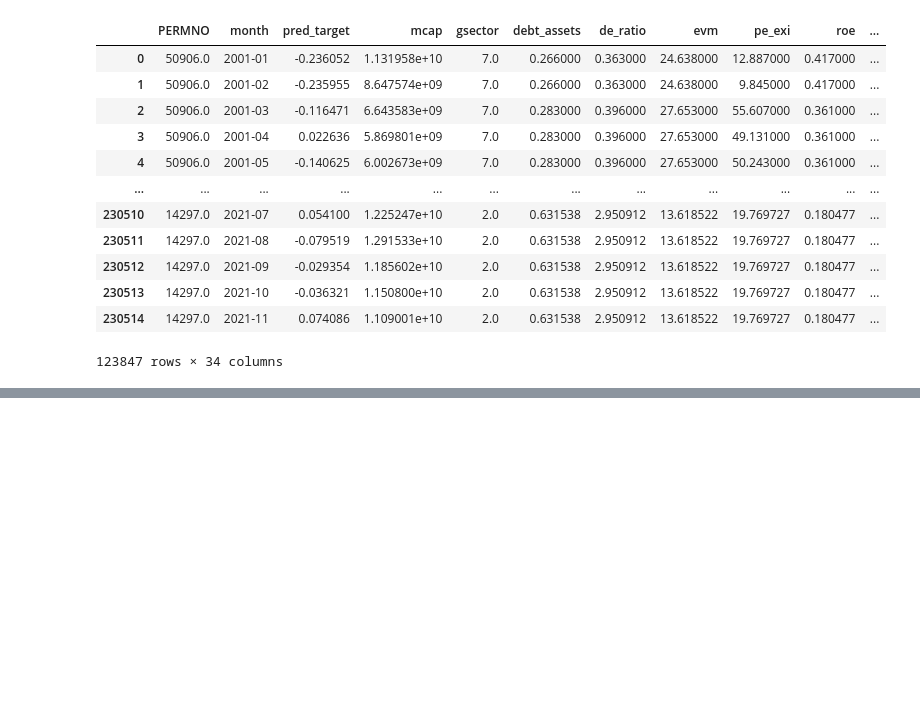
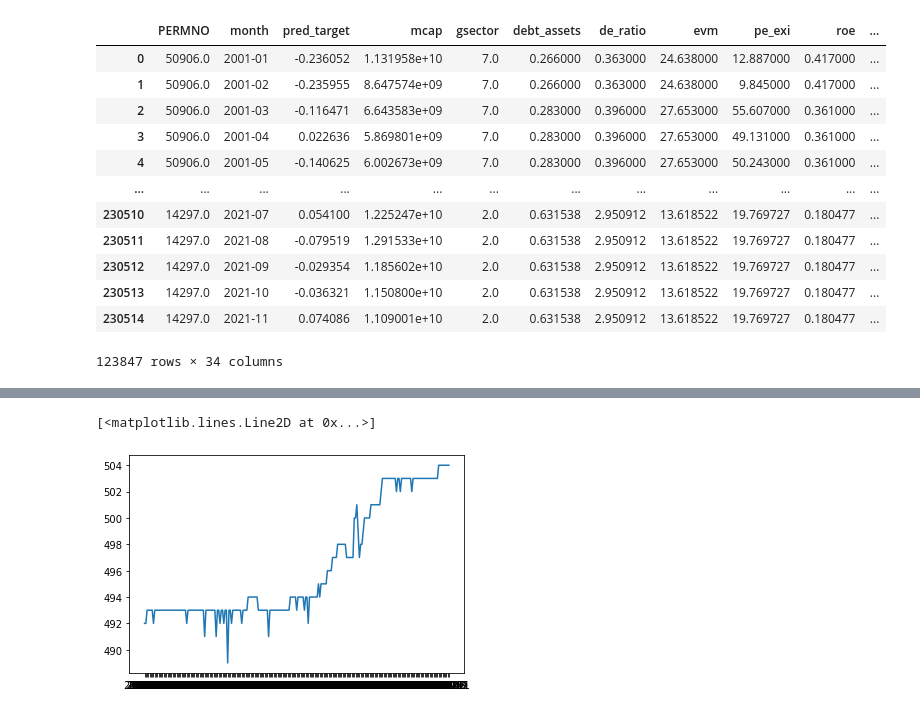
Before and after one commit to pyliut/CSMOM_HT22, a Jupyter notebook: FinalMembers_TomLiu.ipynb, the cells around one changed output, grey strips where cells are left out. Drawn from its saved outputs; the diff is of its cells as text; code cells hidden in the pictures; blank space fills up the shorter version.

```diff
--- a/FinalMembers_TomLiu.ipynb
+++ b/FinalMembers_TomLiu.ipynb
@@ -713,0 +845,29 @@ plt.plot(sorted(df_nn["month"].unique().to_timestamp()),df_nn.groupby("month").a
+# %%
+df_nn = copy(df_all)
+#Convert indices to 0-2
+df_nn["PMI"] = df_nn["PMI"]/100
+df_nn["PPI"] = df_nn["PPI"].astype(float)/100
+
+#one hot encode sectors
+df_nn["gsector"] = df_nn["gsector"]/5 - 2
+
+#growth measures
+df_nn.rename(columns={'cshtrm':'volume'}, inplace=True)
+growth_measures = ["GDP", "MedianHomeSalesPrice", "PrivateHousingStarts","NonFarmPayrolls", "volume"]
+for ratio in growth_measures:
+    if ratio == "volume":  #no need for percentage. Normalise to a fraction
+        df_nn[ratio] = df_nn.groupby(company_name)[ratio].apply(lambda x: (x.diff()[1:]/x.shift(1)))
+    else:
+        df_nn[ratio] = df_nn.groupby(company_name)[ratio].apply(lambda x: (100* x.diff()[1:]/x.shift(1)))
+
+# medptg - adjusted to a return: slightly weird denominator for normalisation
+df_nn["MEDPTG"] = np.exp((df_nn["MEDPTG"] - df_nn["prccm"])/df_nn["MEDPTG"])
+
+# convert analyst up/down to percentage
+df_nn["PCTUP4W"] = df_nn["NUMUP4W"]/df_nn["NUMEST"]   #use 4 weeks since there are granularity issues with 1M (e.g. NUMDOWN1M > NUMEST for index 180834)
+df_nn["PCTDOWN4W"] = df_nn["NUMDOWN4W"]/df_nn["NUMEST"]
+
+
+#remove first 12 months & last month
+df_nn = df_nn[(df_nn["month"]>= "2002-01") & (df_nn["month"]<= "2021-11")].reset_index(drop = True)
+df_nn
@@ -713,0 +888,7 @@ plt.plot(sorted(df_nn["month"].unique().to_timestamp()),df_nn.groupby("month").a
+# %%
+df_nn = df_nn[df_nn["is_member"] == True]
+df_nn = df_nn.drop_duplicates(subset = ["PERMNO","month"])
+plt.plot(sorted(df_nn["month"].unique()),df_nn.groupby("month").apply(len))
+# %% [output]
+[<matplotlib.lines.Line2D at 0x...>]
+[figure, added]
```
Also changed, not shown: parts of 14 cells of this notebook.
